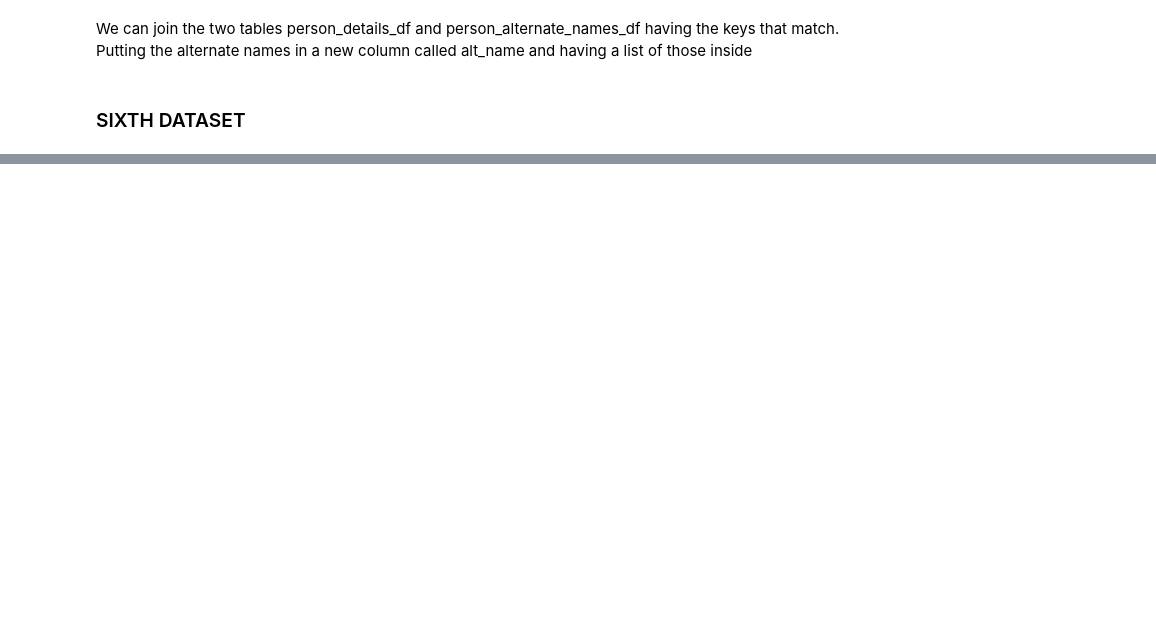
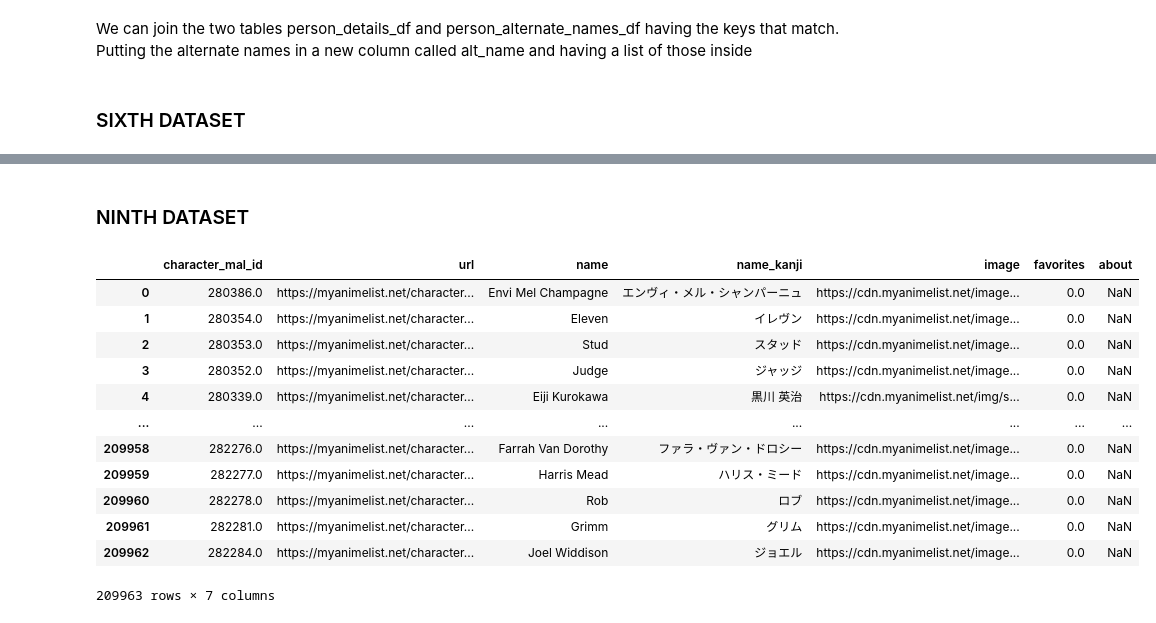
Before and after one commit to denis-budau/HCI-TWEB_2025-26, a Jupyter notebook: solution/HCI_assignment.ipynb, the cells around one changed output, grey strips where cells are left out. Drawn from its saved outputs; the diff is of its cells as text; code cells hidden in the pictures; blank space fills up the shorter version.

```diff
--- a/solution/HCI_assignment.ipynb
+++ b/solution/HCI_assignment.ipynb
@@ -21,0 +28,2 @@ stats_df = pd.read_csv('datasets/PHIL DATA SET/stats.csv')
+# %%
+characters_df = pd.read_csv('datasets/DENIS DATA SET/characters.csv')
@@ -145,0 +296,18 @@ details_df.query('mal_id == 61558')
+# %% [markdown]
+### NINTH DATASET
+# %%
+characters_df
+# %% [output]
+|  | character_mal_id | url | name | name_kanji | image | favorites | about |
+| 0 | 280386.0 | https://myanimelist.net/character... | Envi Mel Champagne | エンヴィ・メル・シャンパーニュ | https://cdn.myanimelist.net/image... | 0.0 | NaN |
+| 1 | 280354.0 | https://myanimelist.net/character... | Eleven | イレヴン | https://cdn.myanimelist.net/image... | 0.0 | NaN |
+| 2 | 280353.0 | https://myanimelist.net/character... | Stud | スタッド | https://cdn.myanimelist.net/image... | 0.0 | NaN |
+| 3 | 280352.0 | https://myanimelist.net/character... | Judge | ジャッジ | https://cdn.myanimelist.net/image... | 0.0 | NaN |
+| 4 | 280339.0 | https://myanimelist.net/character... | Eiji Kurokawa | 黒川 英治 | https://cdn.myanimelist.net/img/s... | 0.0 | NaN |
+| ... | ... | ... | ... | ... | ... | ... | ... |
+| 209958 | 282276.0 | https://myanimelist.net/character... | Farrah Van Dorothy | ファラ・ヴァン・ドロシー | https://cdn.myanimelist.net/image... | 0.0 | NaN |
+| 209959 | 282277.0 | https://myanimelist.net/character... | Harris Mead | ハリス・ミード | https://cdn.myanimelist.net/image... | 0.0 | NaN |
+| 209960 | 282278.0 | https://myanimelist.net/character... | Rob | ロブ | https://cdn.myanimelist.net/image... | 0.0 | NaN |
+| 209961 | 282281.0 | https://myanimelist.net/character... | Grimm | グリム | https://cdn.myanimelist.net/image... | 0.0 | NaN |
+| 209962 | 282284.0 | https://myanimelist.net/character... | Joel Widdison | ジョエル | https://cdn.myanimelist.net/image... | 0.0 | NaN |
+209963 rows × 7 columns
```
Also changed, not shown: parts of 55 cells of this notebook.
